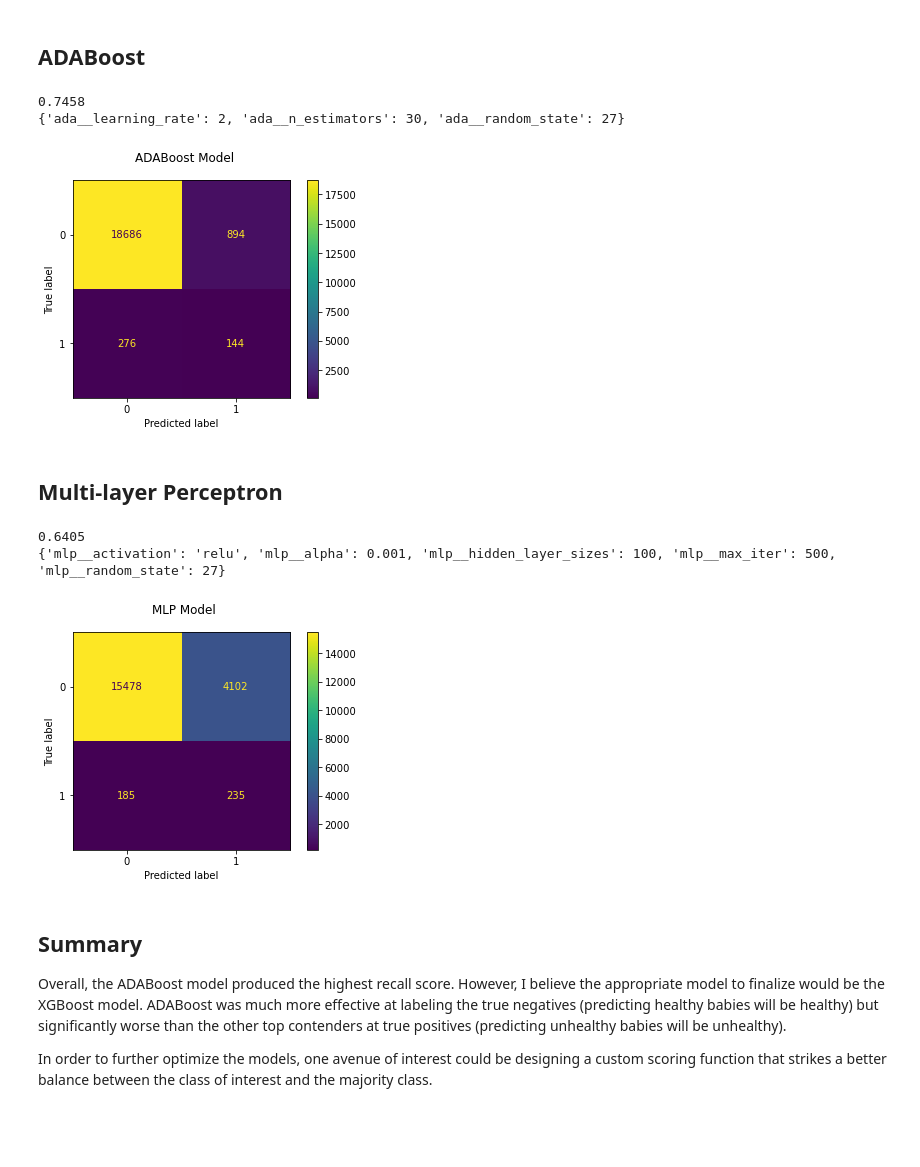
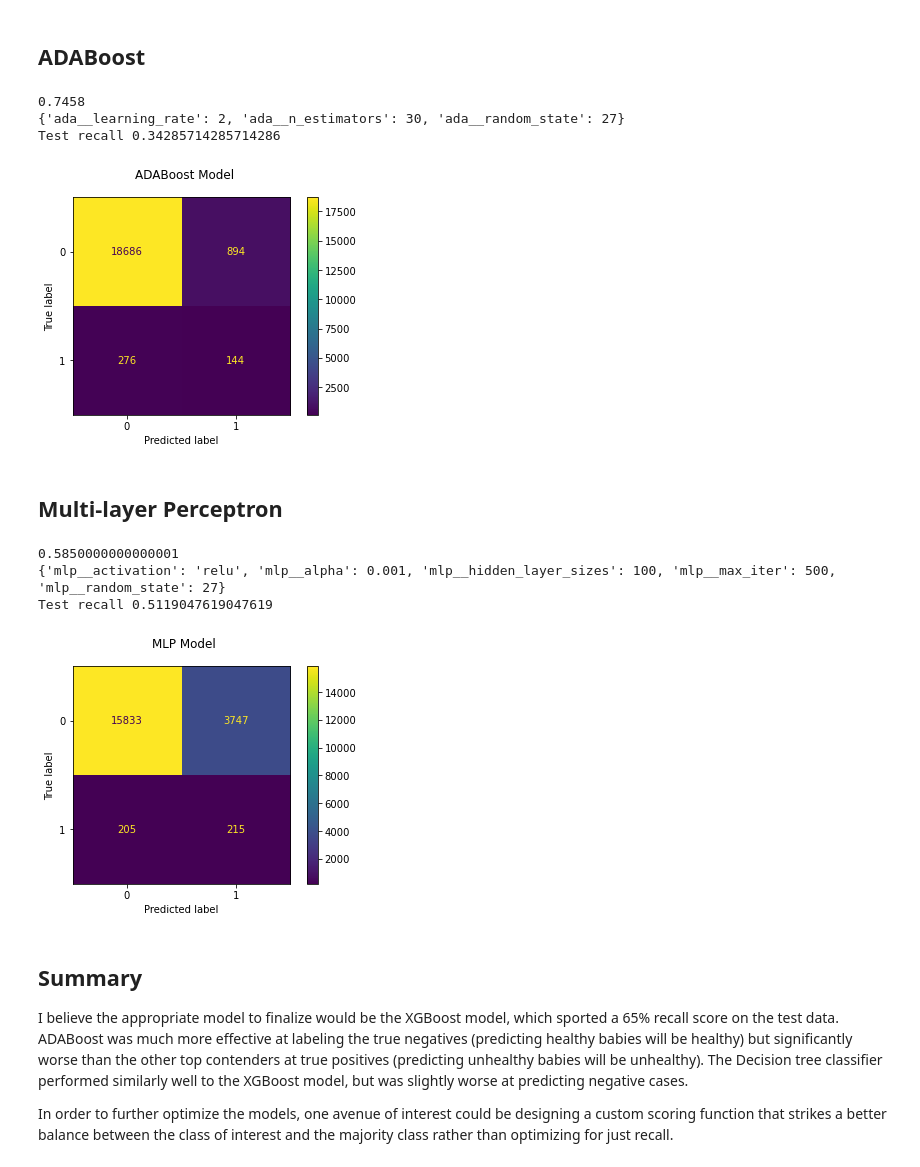
Before and after one commit to Patrick-Arnold/Capstone_Project, a Jupyter notebook: Gridsearch.ipynb, the cells around one changed output. Cells and saved outputs as stored; diff of their text form; code cells hidden in the pictures; blank space fills up the shorter version.

```diff
--- a/Gridsearch.ipynb
+++ b/Gridsearch.ipynb
@@ -245,7 +262,7 @@ parameters = {
     'ada__random_state': [27]
 }
 
-# Grid search with boost model
+# Grid search with adaboost model
 grid_ada = GridSearchCV(adapipe, param_grid=parameters, scoring='recall')
 
 # Fit model and generate predictions
@@ -260,48 +277,54 @@ fig, ax = plt.subplots()
 fig.suptitle("ADABoost Model")
 
 plot_confusion_matrix(grid_ada, X_test_proc, y_test, ax=ax, values_format='');
+
+print("Test recall", recall_score(y_test, grid_ada.predict(X_test_proc)))
 # %% [output]
 0.7458
 {'ada__learning_rate': 2, 'ada__n_estimators': 30, 'ada__random_state': 27}
+Test recall 0.34285714285714286
 [figure]
 # %% [markdown]
 ## Multi-layer Perceptron
 # %%
 mlppipe = Pipeline([
     ('mlp', MLPClassifier())
 ])
 
 # Parameters for grid search
 parameters = {
-    'mlp__hidden_layer_sizes': [50, 100], # Tried: 50-200
+    'mlp__hidden_layer_sizes': [100], # Tried: 50-200
     'mlp__activation': ['relu'], # Tried: logistic
     'mlp__alpha': [0.001], # Tried: 0.0001
     'mlp__max_iter': [500],
     'mlp__random_state': [27],
 }
 
-# Grid search with boost model
+# Grid search with MLP model
 grid_mlp = GridSearchCV(mlppipe, param_grid=parameters, scoring='recall')
 
 # Fit model and generate predictions
 grid_mlp.fit(X_train_proc, y_train.values.ravel())
 
 print(grid_mlp.best_score_)
 print(grid_mlp.best_params_)
 
-# Confusion matrix for the XGBoost model
+# Confusion matrix for the MLP model
 fig, ax = plt.subplots()
 
 fig.suptitle("MLP Model")
 
 plot_confusion_matrix(grid_mlp, X_test_proc, y_test, ax=ax, values_format='');
+
+print("Test recall", recall_score(y_test, grid_mlp.predict(X_test_proc)))
 # %% [output]
-0.6405
+0.5850000000000001
 {'mlp__activation': 'relu', 'mlp__alpha': 0.001, 'mlp__hidden_layer_sizes': 100, 'mlp__max_iter': 500, 'mlp__random_state': 27}
+Test recall 0.5119047619047619
-[figure, old version]
+[figure, new version]
 # %% [markdown]
 ## Summary
 
-Overall, the ADABoost model produced the highest recall score. However, I believe the appropriate model to finalize would be the XGBoost model. ADABoost was much more effective at labeling the true negatives (predicting healthy babies will be healthy) but significantly worse than the other top contenders at true positives (predicting unhealthy babies will be unhealthy).
+I believe the appropriate model to finalize would be the XGBoost model, which sported a 65% recall score on the test data. ADABoost was much more effective at labeling the true negatives (predicting healthy babies will be healthy) but significantly worse than the other top contenders at true positives (predicting unhealthy babies will be unhealthy). The Decision tree classifier performed similarly well to the XGBoost model, but was slightly worse at predicting negative cases.
 
-In order to further optimize the models, one avenue of interest could be designing a custom scoring function that strikes a better balance between the class of interest and the majority class.
+In order to further optimize the models, one avenue of interest could be designing a custom scoring function that strikes a better balance between the class of interest and the majority class rather than optimizing for just recall.
```
Also changed, not shown: parts of 7 cells of this notebook, 2 other files.
